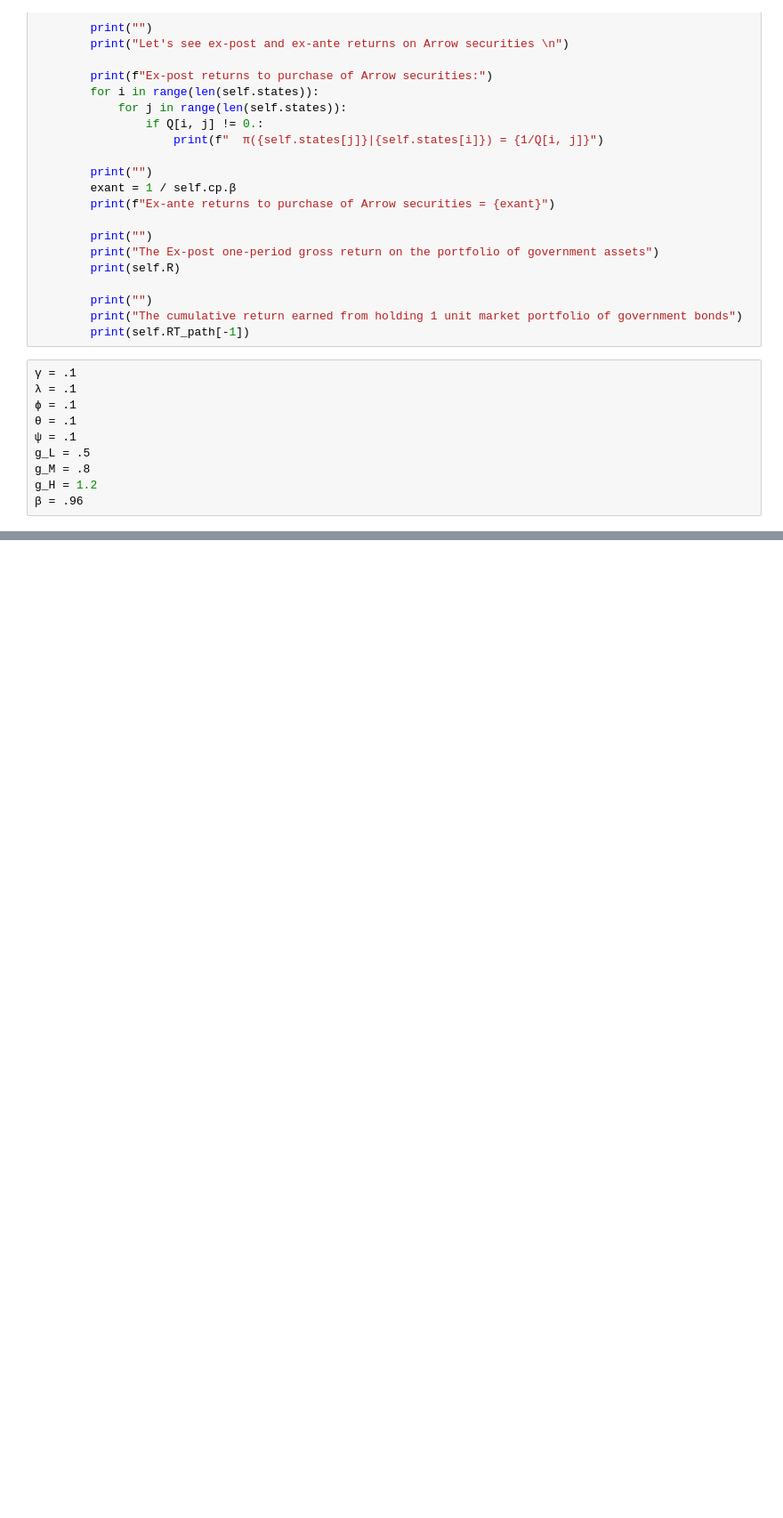
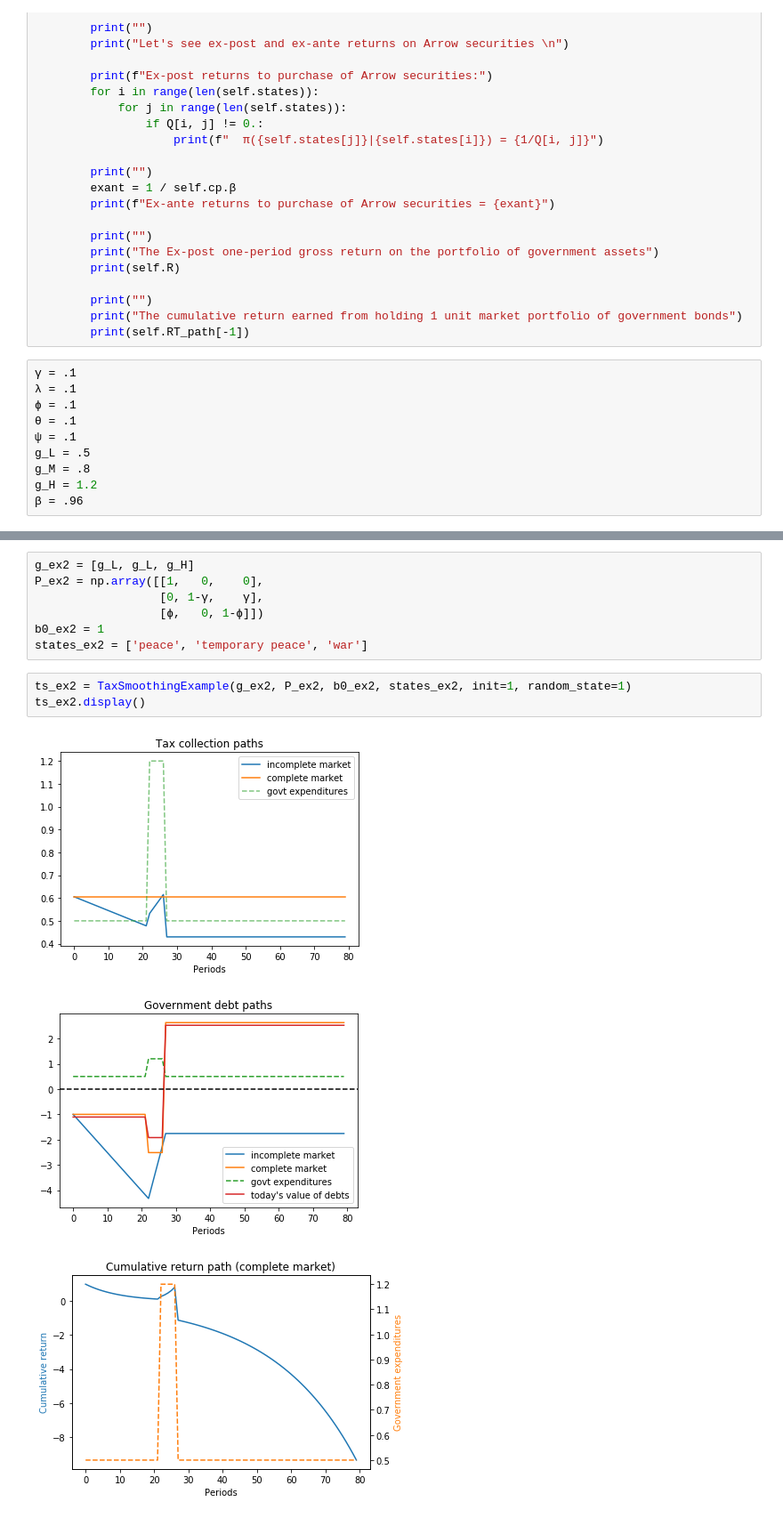
Before and after one commit to PanPip/QuantEcon_Tasks, a Jupyter notebook: LQ_control.ipynb, the cells around one changed output, grey strips where cells are left out. Shown at 89% size. Cells and saved outputs as stored; diff of their text form; blank space fills up the shorter version.

```diff
--- a/LQ_control.ipynb
+++ b/LQ_control.ipynb
@@ -1382,0 +1440,14 @@ g_H = 1.2
+# %%
+g_ex2 = [g_L, g_L, g_H]
+P_ex2 = np.array([[1,   0,    0],
+                  [0, 1-γ,    γ],
+                  [ϕ,   0, 1-ϕ]])
+b0_ex2 = 1
+states_ex2 = ['peace', 'temporary peace', 'war']
+# %%
+ts_ex2 = TaxSmoothingExample(g_ex2, P_ex2, b0_ex2, states_ex2, init=1, random_state=1)
+ts_ex2.display()
+# %% [output]
+[figure, added]
+[figure, added]
+[figure, added]
```
Also changed, not shown: parts of 10 cells of this notebook.
